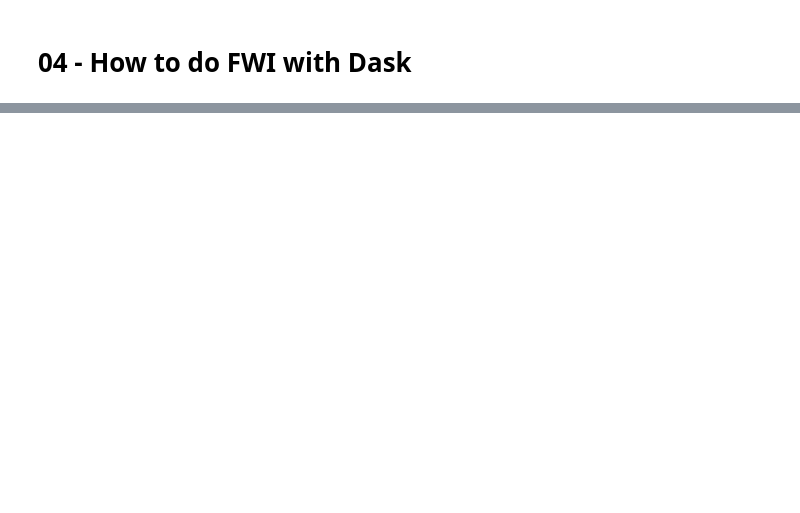
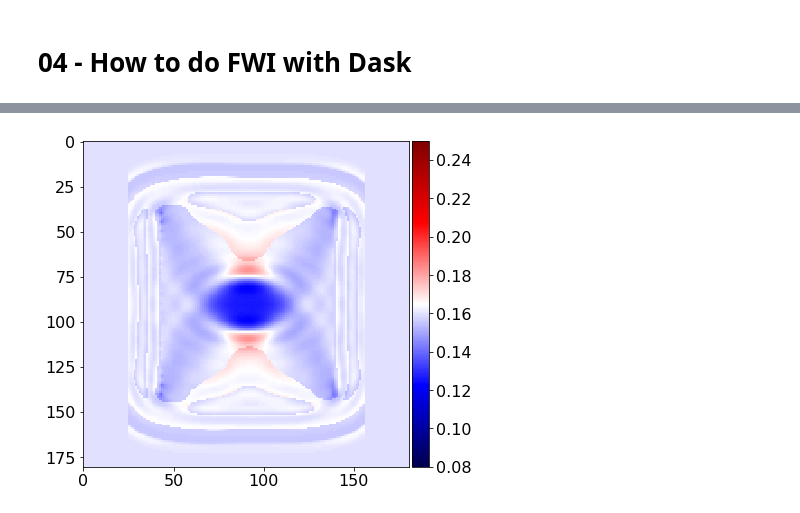
Before and after one commit to tjb900/devito, a Jupyter notebook: examples/seismic/tutorials/test_04_dask.ipynb, the cells around one changed output, grey strips where cells are left out. Saved outputs shown, nothing was run; the diff lists cells and outputs as text; code cells hidden in the pictures; blank space fills up the shorter version.

```diff
--- a/examples/seismic/tutorials/test_04_dask.ipynb
+++ b/examples/seismic/tutorials/test_04_dask.ipynb
@@ -136,15 +144,13 @@ def fwi_gradient(parameters):
 # %%
-import dask
-from dask import delayed
-from dask.distributed import Client
+if __name__ == '__main__':
 
-client = Client()
+    # Set up inversion parameters. We need to make sure that we
+    # broadcast the model as a numpy array - otherwise dask doesn't
+    # recognise when it has changed and won't re-broadcast.
+    param = {'t0':0.,
+             'tn':1000.,  # Simulation last 1 second (1000 ms)
+             'f0':0.010,  # Source peak frequency is 10Hz (0.010 kHz)
+             'nshots':21} # Number of shots to create gradient from
 
-# Set up inversion parameters. We need to make sure that we
-# broadcast the model as a numpy array - otherwise dask doesn't
-# recognise when it has changed and won't re-broadcast.
-param = {'model':get_initial_model().m.data[:],
-         't0':0.,
-         'tn':1000.,  # Simulation last 1 second (1000 ms)
-         'f0':0.010,  # Source peak frequency is 10Hz (0.010 kHz)
-         'nshots':21} # Number of shots to create gradient from
+    model0 = get_initial_model()
+    result = fwi(model0, param)
@@ -258,0 +173,8 @@ plt.show()
+# %%
+# Plot FWI gradient and model update
+from examples.seismic import plot_image
+
+# Show what the update does to the model
+plot_image(result.x.reshape(181, 181), vmin=.08, vmax=.25, cmap="seismic")
+# %% [output]
+[figure, added]
```
Also changed, not shown: parts of 9 cells of this notebook.
